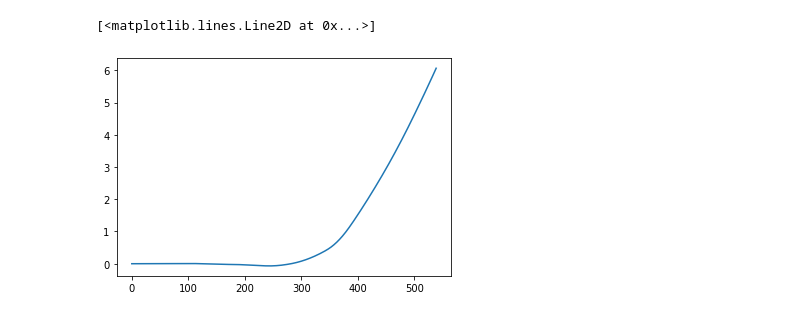
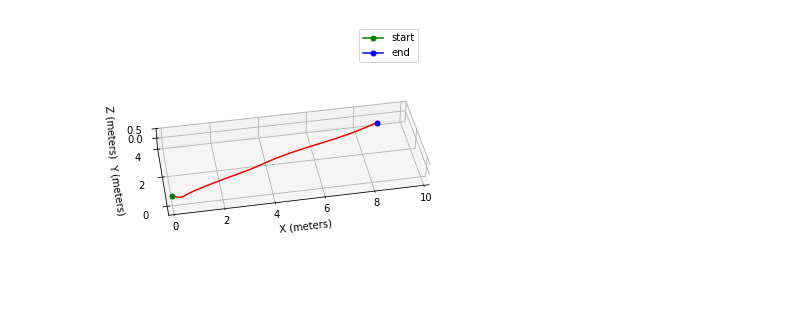
Before and after one commit to smithandrewk/trajectory, a Jupyter notebook: main.ipynb, the cells around one changed output. Drawn from its saved outputs; the diff is of its cells as text; code cells hidden in the pictures.

```diff
--- a/main.ipynb
+++ b/main.ipynb
@@ -77,11 +58,0 @@ CalledProcessError: Command '['ffmpeg', '-f', 'rawvideo', '-vcodec', 'rawvideo',
-# %%
-p = np.array(positions).T
-t = np.arange(len(p.T))
-x = p[0]
-y = p[1]
-# ax = plt.figure().add_subplot(projection='3d')
-
-plt.plot(y)
-# %% [output]
-[<matplotlib.lines.Line2D at 0x...>]
-[figure, removed]
@@ -87,0 +112,28 @@ plt.plot(y)
+# %%
+p = np.array(positions).T
+t = np.arange(len(p.T))
+x = p[0]
+y = p[1]
+z = p[2]
+fig = plt.figure(figsize=(12, 5))
+
+ax = fig.add_subplot(111, projection="3d",box_aspect=(10,4,1))
+ax.set_xlim((0, 10))
+ax.set_ylim((-.5, 4))
+ax.set_zlim((-.5, .5))
+ax.set_xlabel("X (meters)",labelpad=20)
+ax.set_ylabel("Y (meters)")
+ax.set_zlabel("Z (meters)")
+ax.set_yticks([4,2,0])
+ax.set_zticks([.5,0])
+ax.view_init(elev=40., azim=260)
+plt.plot(x,y,color='red')
+plt.plot(x[0],y[0],marker='o',color='green',markersize=5,markerfacecolor='green',markeredgecolor='green',label='start')
+plt.plot(x[-1],y[-1],marker='o',color='blue',markersize=5,markerfacecolor='blue',markeredgecolor='blue',label='end')
+
+# plt.plot(y)
+plt.legend()
+plt.savefig("traj.pdf")
+plt.savefig("traj.jpg",dpi=500)
+# %% [output]
+[figure, added]
```
Also changed, not shown: parts of 3 cells of this notebook, 20 other files.
